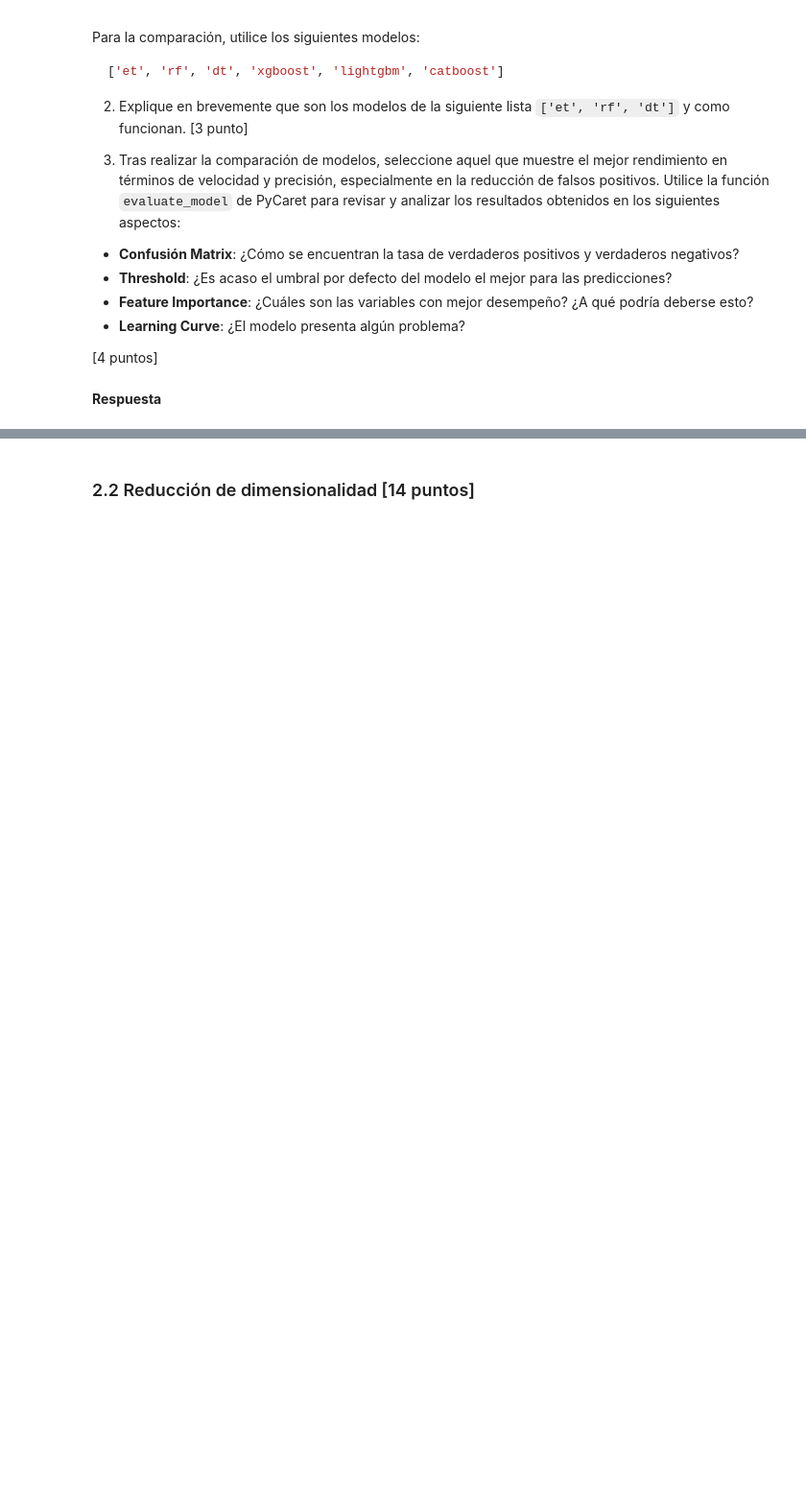
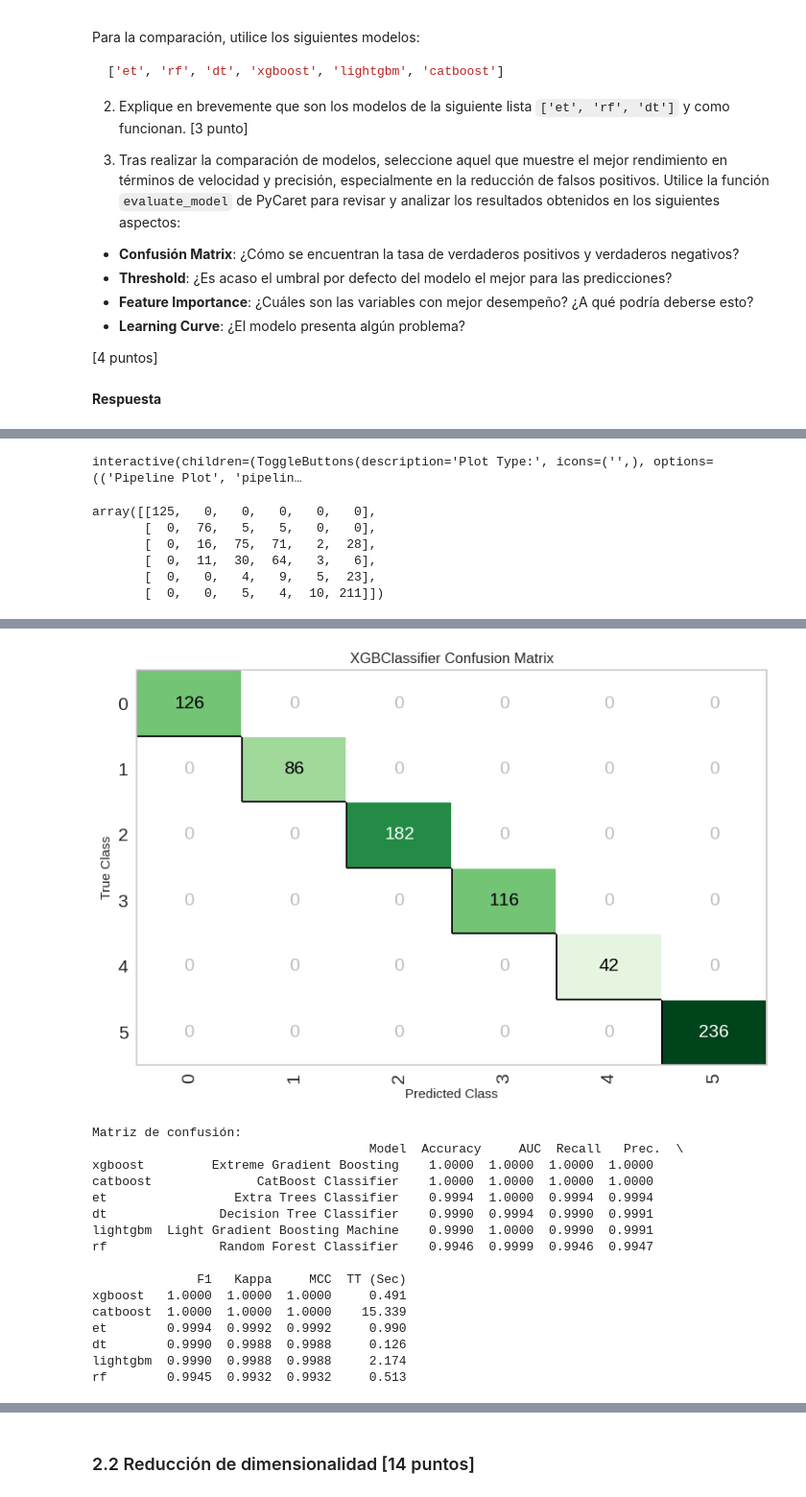
Before and after one commit to andresignacio-o/MDS7202, a Jupyter notebook: Lab5/Lab5_enunciado.ipynb, the cells around one changed output, grey strips where cells are left out. Shown at 96% size. Saved outputs shown, nothing was run; the diff lists cells and outputs as text; code cells hidden in the pictures; blank space fills up the shorter version.

```diff
--- a/Lab5/Lab5_enunciado.ipynb
+++ b/Lab5/Lab5_enunciado.ipynb
@@ -350,0 +752,21 @@ os.environ["PYCARET_CUSTOM_LOGGING_LEVEL"] = "CRITICAL"
+# %%
+from pycaret.datasets import get_data
+from pycaret.classification import *
+import os
+from catboost import CatBoostClassifier
+
+os.environ["PYCARET_CUSTOM_LOGGING_LEVEL"] = "CRITICAL"
+
+exp = setup(
+    data=df_clean,
+    target="label",              # variable objetivo
+    train_size=0.8,              # 80% train / 20% test
+    session_id=42,               # reproducibilidad
+    normalize=False,             # no normalizamos porque son árboles
+    verbose=False
+)
+
+# 2) Comparar SOLO modelos de tipo árbol solicitados
+models_to_compare = ['et', 'rf', 'dt', 'xgboost', 'lightgbm' , 'catboost'
+]
+best_model = compare_models(include=models_to_compare)
@@ -350,0 +783,26 @@ os.environ["PYCARET_CUSTOM_LOGGING_LEVEL"] = "CRITICAL"
+# %%
+evaluate_model(best_model)
+# %% [output]
+interactive(children=(ToggleButtons(description='Plot Type:', icons=('',), options=(('Pipeline Plot', 'pipelin…
+# %%
+cm
+# %% [output]
+array([[125,   0,   0,   0,   0,   0],
+       [  0,  76,   5,   5,   0,   0],
+       [  0,  16,  75,  71,   2,  28],
+       [  0,  11,  30,  64,   3,   6],
+       [  0,   0,   4,   9,   5,  23],
+       [  0,   0,   5,   4,  10, 211]])
+# %%
+# Grafica la matriz de confusión
+plot_model(best_model, plot='confusion_matrix')
+
+# Recupera la última salida tabular mostrada por PyCaret (la CM)
+cm_df = pull().copy()  # DataFrame de la matriz de confusión
+print("Matriz de confusión:\n", cm_df)
+
+
+# cm_df suele venir como tabla con índices/columnas de clase
+cm = cm_df.to_numpy()
+classes = cm_df.index.to_list()
+# %% [output]
@@ -350,0 +810,17 @@ os.environ["PYCARET_CUSTOM_LOGGING_LEVEL"] = "CRITICAL"
+[figure, added]
+Matriz de confusión:
+                                     Model  Accuracy     AUC  Recall   Prec.  \
+xgboost         Extreme Gradient Boosting    1.0000  1.0000  1.0000  1.0000
+catboost              CatBoost Classifier    1.0000  1.0000  1.0000  1.0000
+et                 Extra Trees Classifier    0.9994  1.0000  0.9994  0.9994
+dt               Decision Tree Classifier    0.9990  0.9994  0.9990  0.9991
+lightgbm  Light Gradient Boosting Machine    0.9990  1.0000  0.9990  0.9991
+rf               Random Forest Classifier    0.9946  0.9999  0.9946  0.9947
+
+              F1   Kappa     MCC  TT (Sec)
+xgboost   1.0000  1.0000  1.0000     0.491
+catboost  1.0000  1.0000  1.0000    15.339
+et        0.9994  0.9992  0.9992     0.990
+dt        0.9990  0.9988  0.9988     0.126
+lightgbm  0.9990  0.9988  0.9988     2.174
+rf        0.9945  0.9932  0.9932     0.513
```
Also changed, not shown: parts of 43 cells of this notebook, 2 other files.
